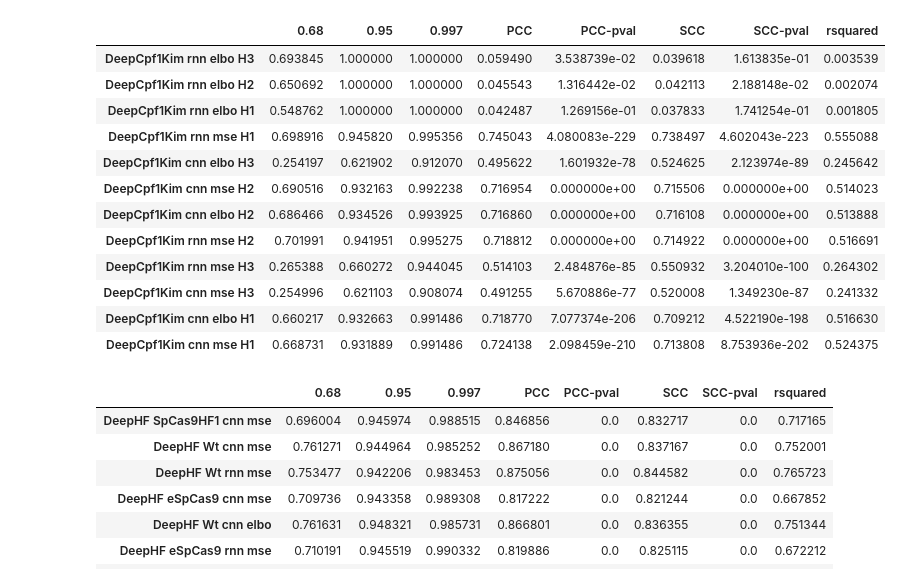
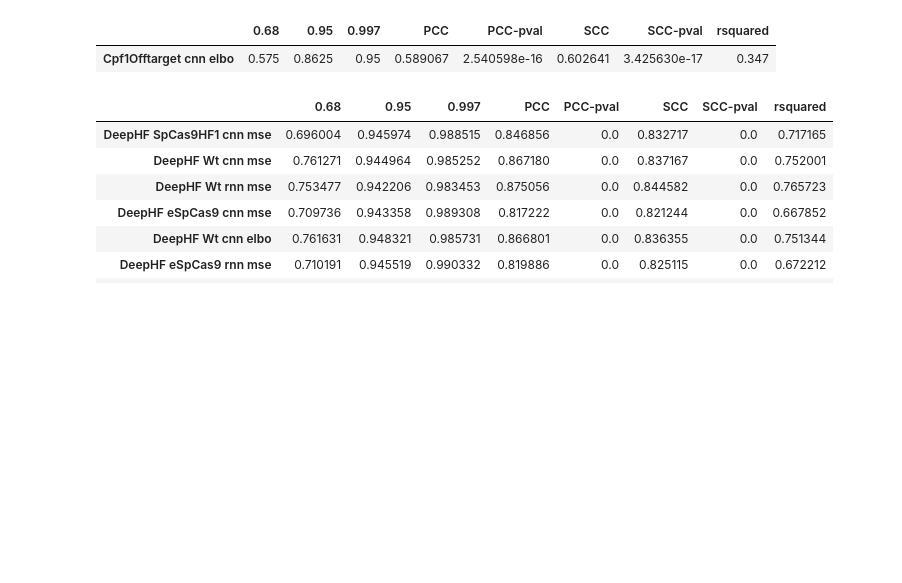
Before and after one commit to bakirillov/uace, a Jupyter notebook: src/OnTarget_Results.ipynb, the cells around one changed output. Saved outputs shown, nothing was run; the diff lists cells and outputs as text; code cells hidden in the pictures; blank space fills up the shorter version.

Commit message:
Cpf1 offtargets

```diff
--- a/src/OnTarget_Results.ipynb
+++ b/src/OnTarget_Results.ipynb
@@ -28,19 +28,8 @@ data
 # %%
-data[["DeepCpf1" in a for a in data.index]]
+data[["Offtarget" in a for a in data.index]]
 # %% [output]
 |  | 0.68 | 0.95 | 0.997 | PCC | PCC-pval | SCC | SCC-pval | rsquared |
-| DeepCpf1Kim rnn elbo H3 | 0.693845 | 1.000000 | 1.000000 | 0.059490 | 3.538739e-02 | 0.039618 | 1.613835e-01 | 0.003539 |
-| DeepCpf1Kim rnn elbo H2 | 0.650692 | 1.000000 | 1.000000 | 0.045543 | 1.316442e-02 | 0.042113 | 2.188148e-02 | 0.002074 |
-| DeepCpf1Kim rnn elbo H1 | 0.548762 | 1.000000 | 1.000000 | 0.042487 | 1.269156e-01 | 0.037833 | 1.741254e-01 | 0.001805 |
-| DeepCpf1Kim rnn mse H1 | 0.698916 | 0.945820 | 0.995356 | 0.745043 | 4.080083e-229 | 0.738497 | 4.602043e-223 | 0.555088 |
-| DeepCpf1Kim cnn elbo H3 | 0.254197 | 0.621902 | 0.912070 | 0.495622 | 1.601932e-78 | 0.524625 | 2.123974e-89 | 0.245642 |
-| DeepCpf1Kim cnn mse H2 | 0.690516 | 0.932163 | 0.992238 | 0.716954 | 0.000000e+00 | 0.715506 | 0.000000e+00 | 0.514023 |
-| DeepCpf1Kim cnn elbo H2 | 0.686466 | 0.934526 | 0.993925 | 0.716860 | 0.000000e+00 | 0.716108 | 0.000000e+00 | 0.513888 |
-| DeepCpf1Kim rnn mse H2 | 0.701991 | 0.941951 | 0.995275 | 0.718812 | 0.000000e+00 | 0.714922 | 0.000000e+00 | 0.516691 |
-| DeepCpf1Kim rnn mse H3 | 0.265388 | 0.660272 | 0.944045 | 0.514103 | 2.484876e-85 | 0.550932 | 3.204010e-100 | 0.264302 |
-| DeepCpf1Kim cnn mse H3 | 0.254996 | 0.621103 | 0.908074 | 0.491255 | 5.670886e-77 | 0.520008 | 1.349230e-87 | 0.241332 |
-| DeepCpf1Kim cnn elbo H1 | 0.660217 | 0.932663 | 0.991486 | 0.718770 | 7.077374e-206 | 0.709212 | 4.522190e-198 | 0.516630 |
-| DeepCpf1Kim cnn mse H1 | 0.668731 | 0.931889 | 0.991486 | 0.724138 | 2.098459e-210 | 0.713808 | 8.753936e-202 | 0.524375 |
+| Cpf1Offtarget cnn elbo | 0.575 | 0.8625 | 0.95 | 0.589067 | 2.540598e-16 | 0.602641 | 3.425630e-17 | 0.347 |
 # %%
 data[["DeepHF" in a for a in data.index]]
 # %% [output]
```
Also changed, not shown: parts of 1 cell of this notebook, 7 other files.
